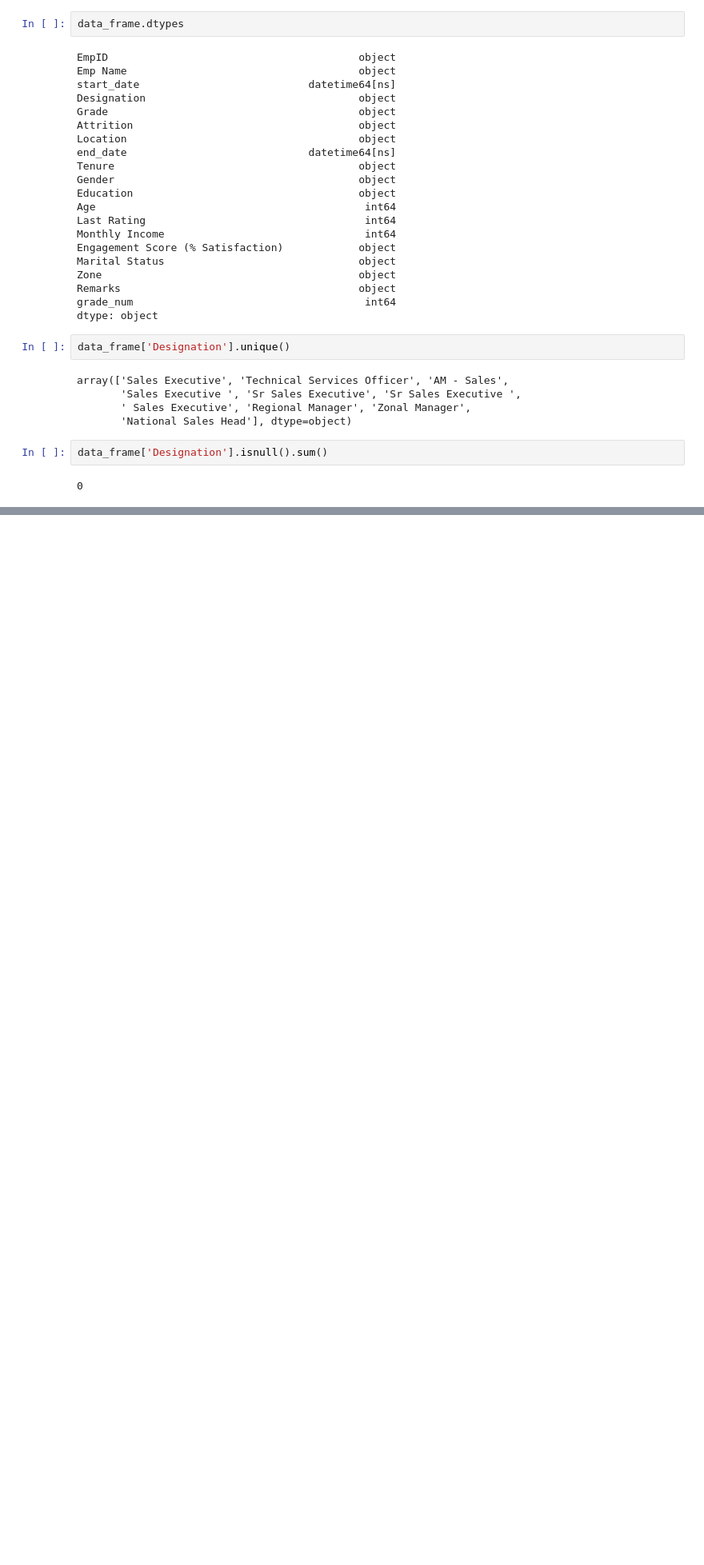
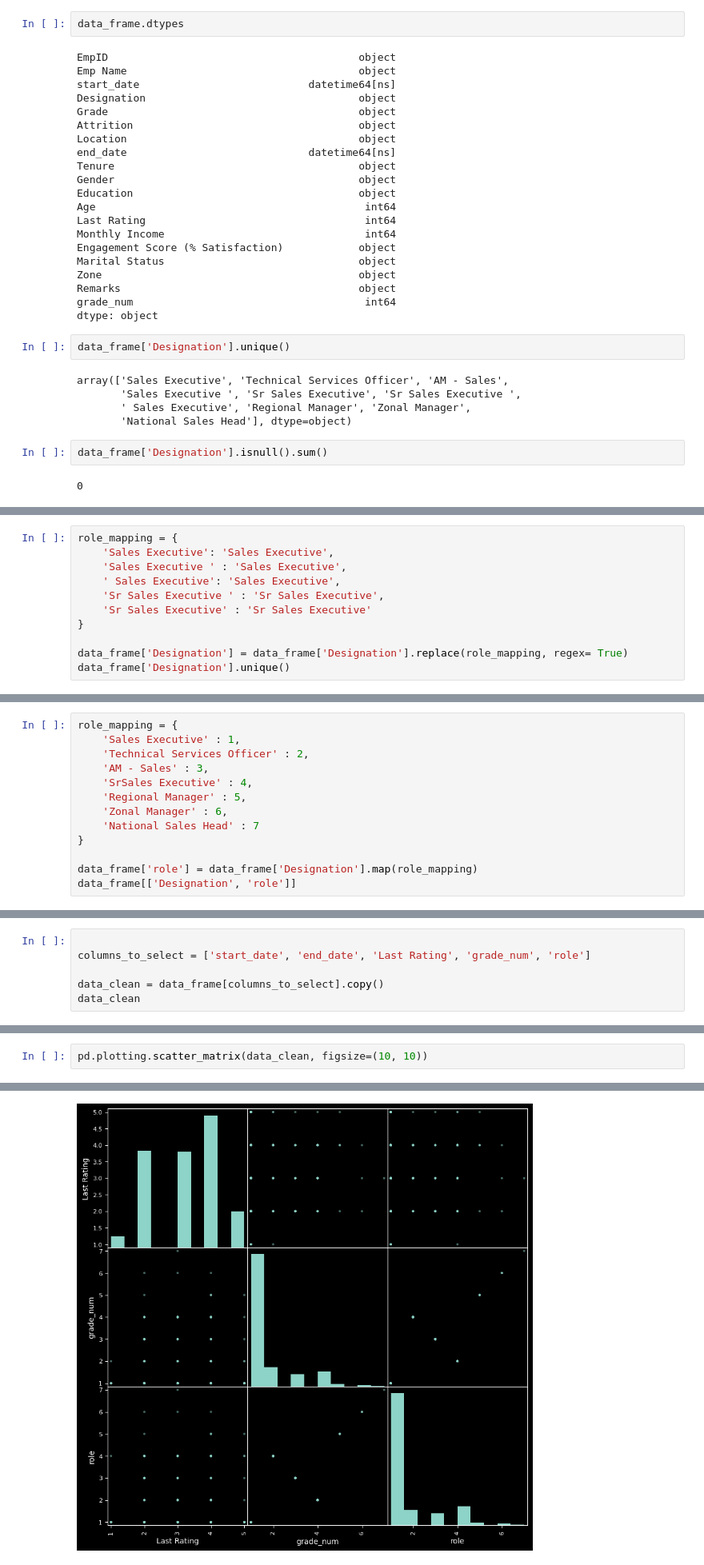
Before and after one commit to rbrox/Summer_School_2023, a Jupyter notebook: Task_1/explore.ipynb, the cells around one changed output, grey strips where cells are left out. Shown at 80% size. Cells and saved outputs as stored; diff of their text form; blank space fills up the shorter version.

Commit message:
in cleaning

```diff
--- a/Task_1/explore.ipynb
+++ b/Task_1/explore.ipynb
@@ -177,0 +174,11 @@ role_mapping = {
+# %%
+role_mapping = {
+    'Sales Executive': 'Sales Executive',
+    'Sales Executive ' : 'Sales Executive',
+    ' Sales Executive': 'Sales Executive',
+    'Sr Sales Executive ' : 'Sr Sales Executive',
+    'Sr Sales Executive' : 'Sr Sales Executive'
+}
+
+data_frame['Designation'] = data_frame['Designation'].replace(role_mapping, regex= True)
+data_frame['Designation'].unique()
@@ -177,0 +189,13 @@ role_mapping = {
+# %%
+role_mapping = {
+    'Sales Executive' : 1,
+    'Technical Services Officer' : 2,
+    'AM - Sales' : 3,
+    'SrSales Executive' : 4,
+    'Regional Manager' : 5,
+    'Zonal Manager' : 6,
+    'National Sales Head' : 7
+}
+
+data_frame['role'] = data_frame['Designation'].map(role_mapping)
+data_frame[['Designation', 'role']]
@@ -177,0 +237,6 @@ role_mapping = {
+# %%
+
+columns_to_select = ['start_date', 'end_date', 'Last Rating', 'grade_num', 'role']
+
+data_clean = data_frame[columns_to_select].copy()
+data_clean
@@ -177,0 +258,3 @@ role_mapping = {
+# %%
+pd.plotting.scatter_matrix(data_clean, figsize=(10, 10))
+# %% [output]
@@ -177,0 +270 @@ role_mapping = {
+[figure, added]
```
Also changed, not shown: parts of 6 cells of this notebook.
